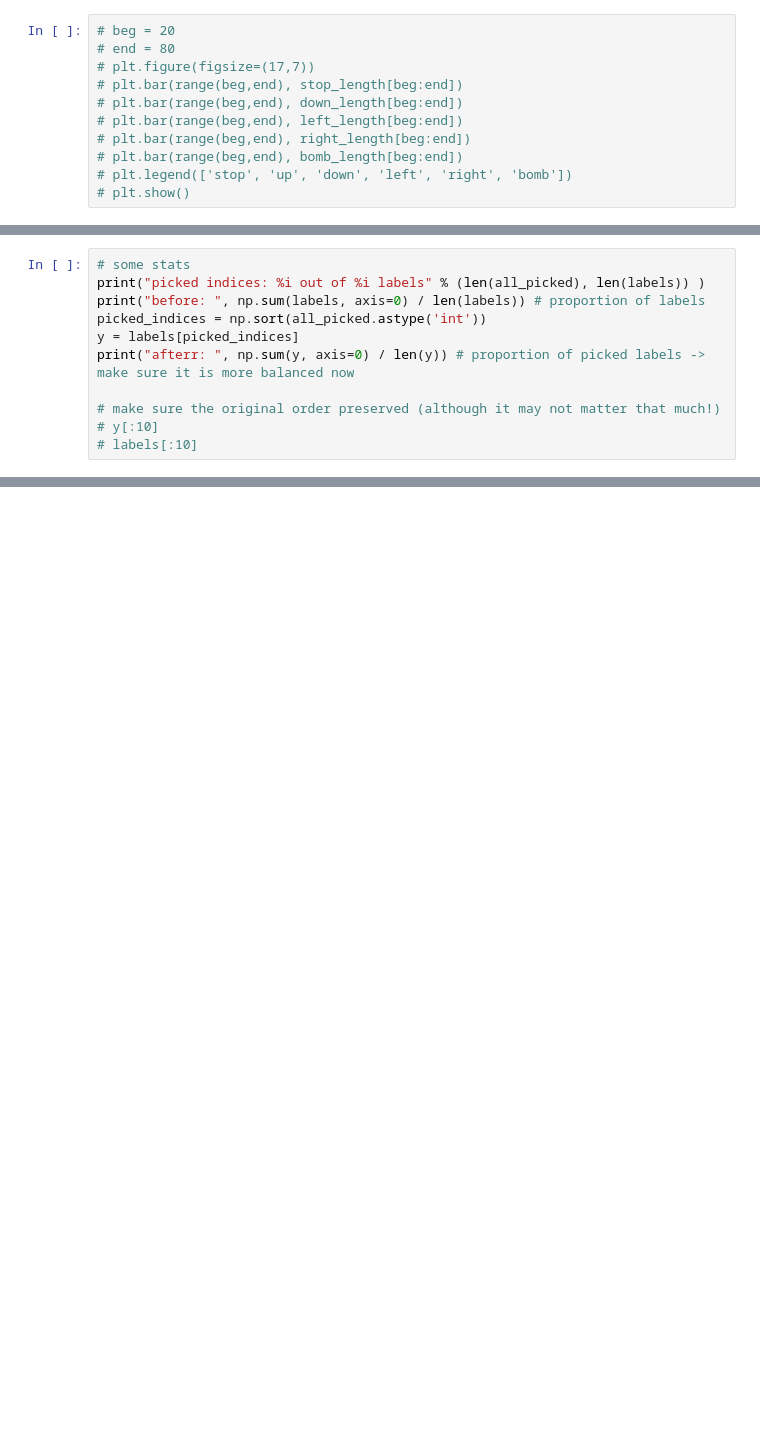
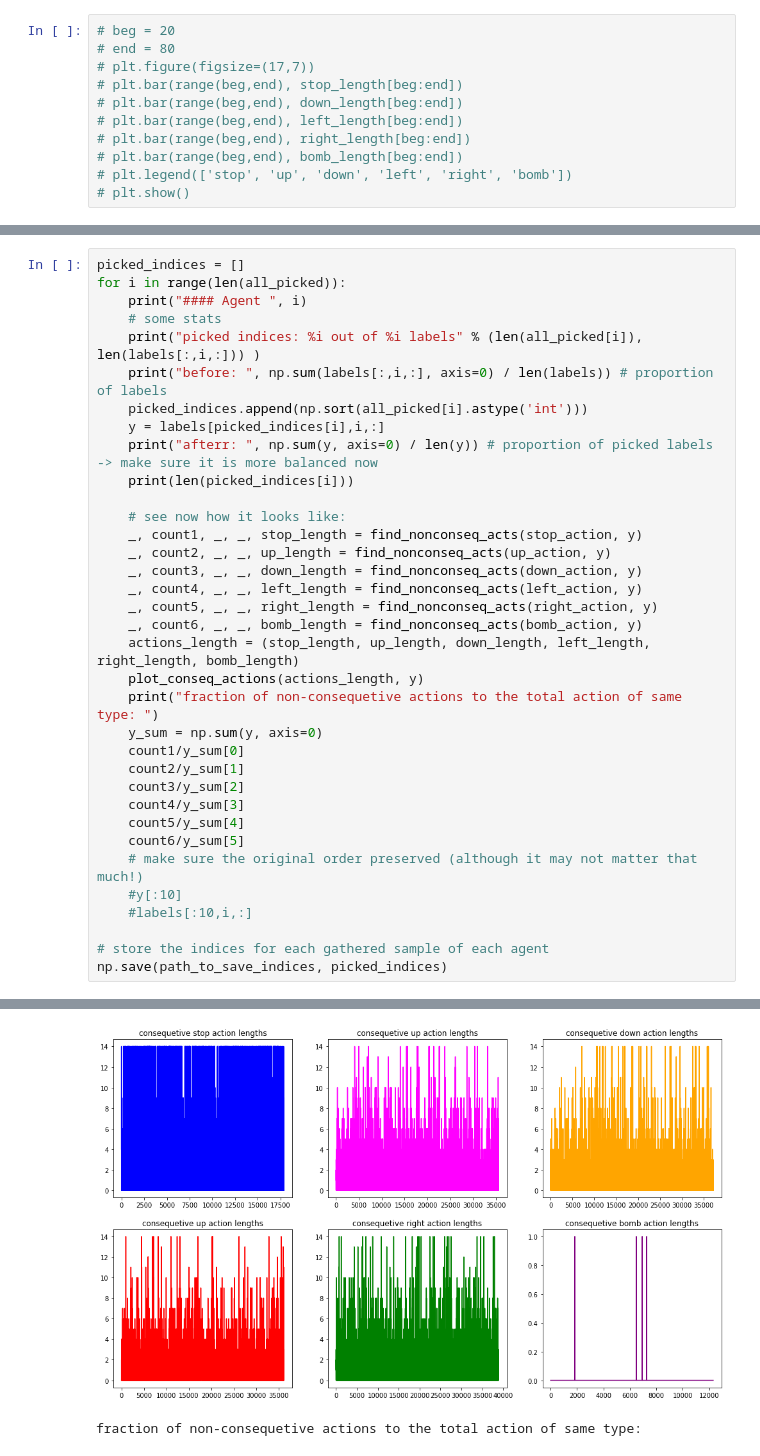
Before and after one commit to AntonPotapchuk/playground, a Jupyter notebook: notebooks/balance_labels.ipynb, the cells around one changed output, grey strips where cells are left out. Drawn from its saved outputs; the diff is of its cells as text; blank space fills up the shorter version.

```diff
--- a/notebooks/balance_labels.ipynb
+++ b/notebooks/balance_labels.ipynb
@@ -194,12 +255,36 @@ assert len(np.unique(all_picked)) == len(all_picked)
 # %%
-# some stats
-print("picked indices: %i out of %i labels" % (len(all_picked), len(labels)) )
-print("before: ", np.sum(labels, axis=0) / len(labels)) # proportion of labels
-picked_indices = np.sort(all_picked.astype('int'))
-y = labels[picked_indices]
-print("afterr: ", np.sum(y, axis=0) / len(y)) # proportion of picked labels -> make sure it is more balanced now
+picked_indices = []
+for i in range(len(all_picked)):
+    print("#### Agent ", i)
+    # some stats
+    print("picked indices: %i out of %i labels" % (len(all_picked[i]), len(labels[:,i,:])) )
+    print("before: ", np.sum(labels[:,i,:], axis=0) / len(labels)) # proportion of labels
+    picked_indices.append(np.sort(all_picked[i].astype('int')))
+    y = labels[picked_indices[i],i,:]
+    print("afterr: ", np.sum(y, axis=0) / len(y)) # proportion of picked labels -> make sure it is more balanced now
+    print(len(picked_indices[i]))
 
-# make sure the original order preserved (although it may not matter that much!)
-# y[:10]
-# labels[:10]
+    # see now how it looks like:
+    _, count1, _, _, stop_length = find_nonconseq_acts(stop_action, y)
+    _, count2, _, _, up_length = find_nonconseq_acts(up_action, y)
+    _, count3, _, _, down_length = find_nonconseq_acts(down_action, y)
+    _, count4, _, _, left_length = find_nonconseq_acts(left_action, y)
+    _, count5, _, _, right_length = find_nonconseq_acts(right_action, y)
+    _, count6, _, _, bomb_length = find_nonconseq_acts(bomb_action, y)
+    actions_length = (stop_length, up_length, down_length, left_length, right_length, bomb_length)
+    plot_conseq_actions(actions_length, y)
+    print("fraction of non-consequetive actions to the total action of same type: ")
+    y_sum = np.sum(y, axis=0)
+    count1/y_sum[0]
+    count2/y_sum[1]
+    count3/y_sum[2]
+    count4/y_sum[3]
+    count5/y_sum[4]
+    count6/y_sum[5]
+    # make sure the original order preserved (although it may not matter that much!)
+    #y[:10]
+    #labels[:10,i,:]
+
+# store the indices for each gathered sample of each agent
+np.save(path_to_save_indices, picked_indices)
 # %% [output]
@@ -208,0 +296,2 @@ afterr:  [0.18774643 0.19917823 0.18918479 0.19879643 0.20101426 0.02407987]
+[figure, added]
+fraction of non-consequetive actions to the total action of same type:
```
Also changed, not shown: parts of 11 cells of this notebook.
